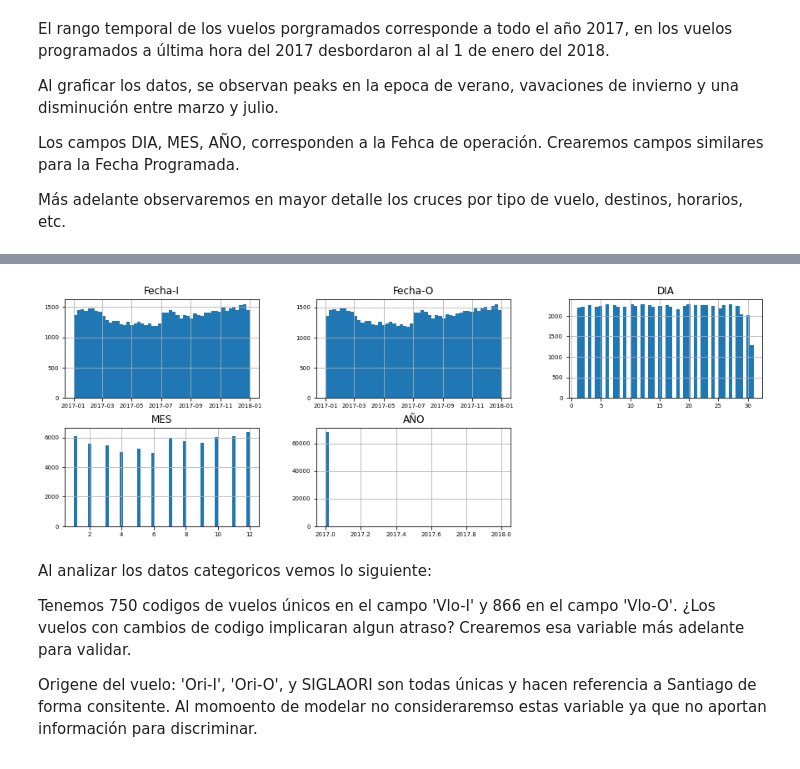
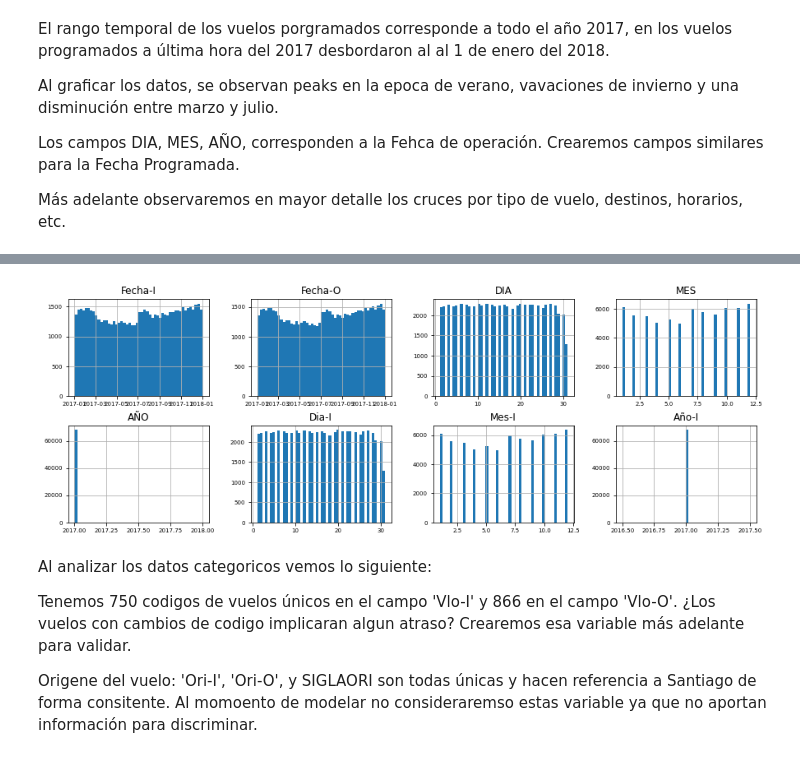
Before and after one commit to sebastiansm/latam_challenge, a Jupyter notebook: solution.ipynb, the cells around one changed output, grey strips where cells are left out. Drawn from its saved outputs; the diff is of its cells as text; code cells hidden in the pictures.

```diff
--- a/solution.ipynb
+++ b/solution.ipynb
@@ -122,6 +130,12 @@ Al graficar los datos, se observan peaks en la epoca de verano, vavaciones de in
 Los campos DIA, MES, AÑO, corresponden a la Fehca de operación. Crearemos campos similares para la Fecha Programada.
 
 Más adelante observaremos en mayor detalle los cruces por tipo de vuelo, destinos, horarios, etc.
+# %%
+#creamos variables para fecha porgramada
+df['Dia-I'] = df['Fecha-I'].dt.day
+df['Mes-I'] = df['Fecha-I'].dt.month
+df['Año-I'] = df['Fecha-I'].dt.year
+df['DiaNom-I'] = df['Fecha-I'].dt.strftime('%A')
 # %%
 df.describe(datetime_is_numeric= True)
 # %% [output]
@@ -137,7 +151,7 @@ df.describe(datetime_is_numeric= True)
 # %%
-df.hist(figsize=(15, 5), bins=50, xlabelsize=7, ylabelsize=7, layout = (2,3));
+df.hist(figsize=(15, 5), bins=50, xlabelsize=7, ylabelsize=7, layout = (2,4));
 # %% [output]
-[figure, old version]
+[figure, new version]
 # %% [markdown]
 Al analizar los datos categoricos vemos lo siguiente:
 
```
Also changed, not shown: parts of 91 cells of this notebook, 2 other files.
